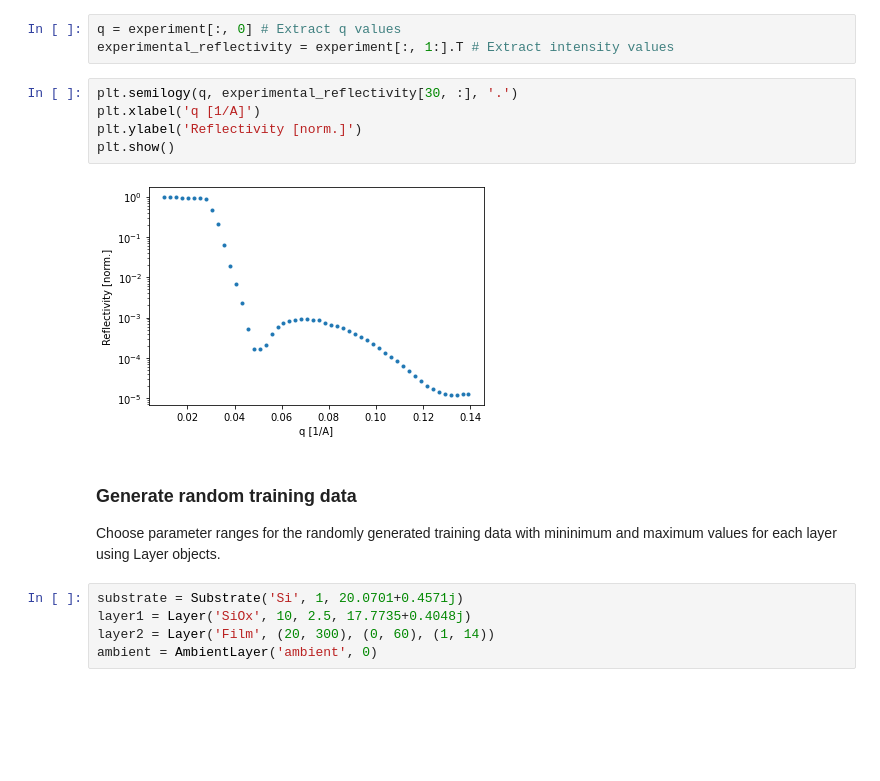
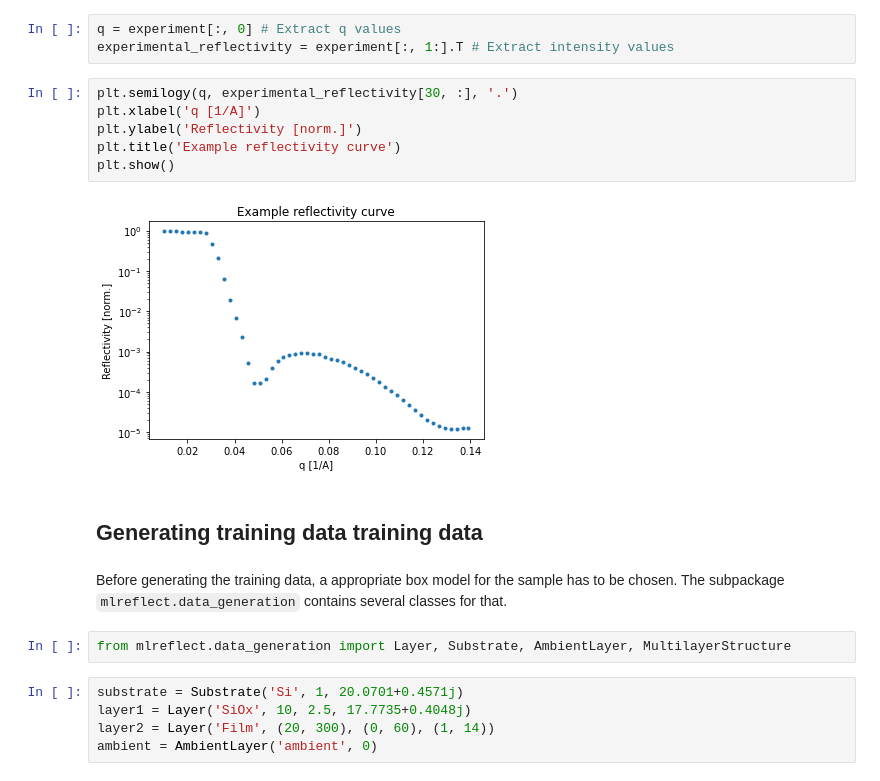
Before and after one commit to schreiber-lab/mlreflect, a Jupyter notebook: examples/notebooks/training_example.ipynb, the cells around one changed output. Cells and saved outputs as stored; diff of their text form; blank space fills up the shorter version.

Commit message:
Update example notebooks.

```diff
--- a/examples/notebooks/training_example.ipynb
+++ b/examples/notebooks/training_example.ipynb
@@ -35,13 +34,17 @@ experimental_reflectivity = experiment[:, 1:].T # Extract intensity values
 # %%
 plt.semilogy(q, experimental_reflectivity[30, :], '.')
 plt.xlabel('q [1/A]')
 plt.ylabel('Reflectivity [norm.]')
+plt.title('Example reflectivity curve')
 plt.show()
 # %% [output]
-[figure, old version]
+[figure, new version]
-# %% [markdown]
-### Generate random training data
-Choose parameter ranges for the randomly generated training data with mininimum and maximum values for each layer using Layer objects.
+# %% [markdown]
+## Generating training data training data
+# %% [markdown]
+Before generating the training data, a appropriate box model for the sample has to be chosen. The subpackage ``mlreflect.data_generation`` contains several classes for that.
+# %%
+from mlreflect.data_generation import Layer, Substrate, AmbientLayer, MultilayerStructure
 # %%
 substrate = Substrate('Si', 1, 20.0701+0.4571j)
 layer1 = Layer('SiOx', 10, 2.5, 17.7735+0.4048j)
```
Also changed, not shown: parts of 58 cells of this notebook.
